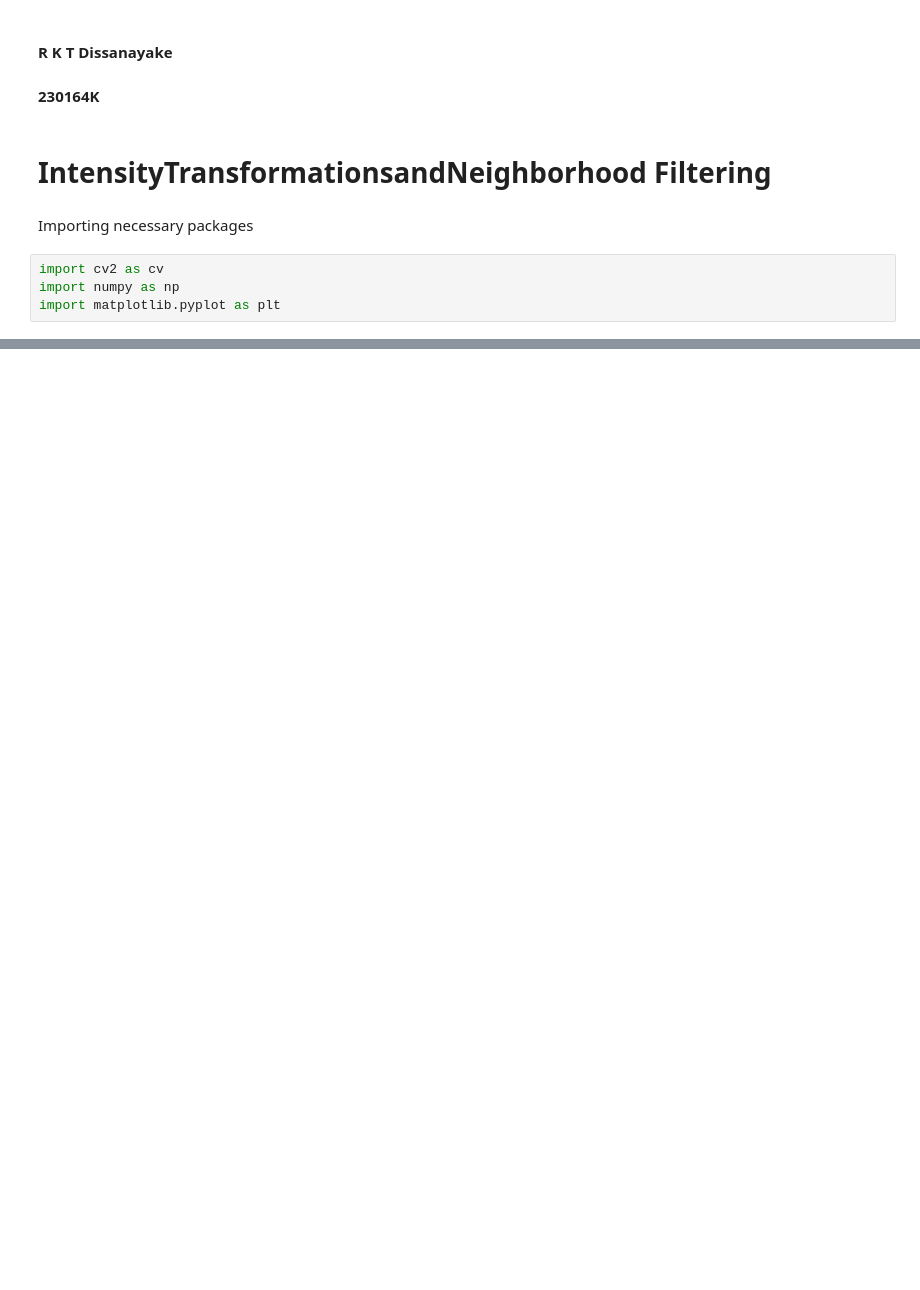
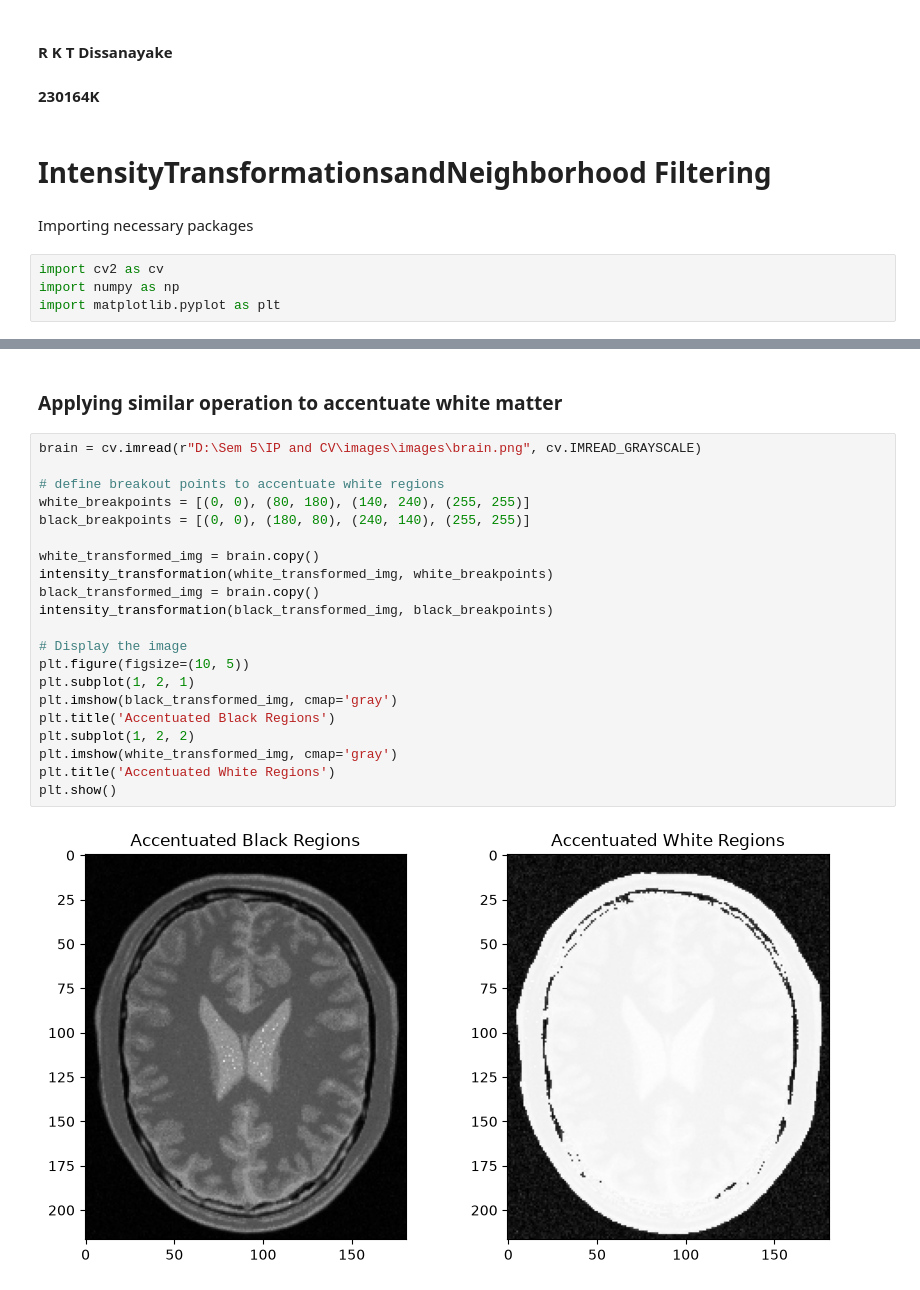
Before and after one commit to Thejake22/Intensity-Transformations-and-Neighborhood-Filtering, a Jupyter notebook: assignment.ipynb, the cells around one changed output, grey strips where cells are left out. Cells and saved outputs as stored; diff of their text form; blank space fills up the shorter version.

```diff
--- a/assignment.ipynb
+++ b/assignment.ipynb
@@ -43,0 +43,25 @@ plt.show()
+# %% [markdown]
+### Applying similar operation  to accentuate white matter
+# %%
+brain = cv.imread(r"D:\Sem 5\IP and CV\images\images\brain.png", cv.IMREAD_GRAYSCALE)
+
+# define breakout points to accentuate white regions
+white_breakpoints = [(0, 0), (80, 180), (140, 240), (255, 255)]
+black_breakpoints = [(0, 0), (180, 80), (240, 140), (255, 255)]
+
+white_transformed_img = brain.copy()
+intensity_transformation(white_transformed_img, white_breakpoints)
+black_transformed_img = brain.copy()
+intensity_transformation(black_transformed_img, black_breakpoints)
+
+# Display the image
+plt.figure(figsize=(10, 5))
+plt.subplot(1, 2, 1)
+plt.imshow(black_transformed_img, cmap='gray')
+plt.title('Accentuated Black Regions')
+plt.subplot(1, 2, 2)
+plt.imshow(white_transformed_img, cmap='gray')
+plt.title('Accentuated White Regions')
+plt.show()
+# %% [output]
+[figure, added]
```
Also changed, not shown: parts of 7 cells of this notebook.
